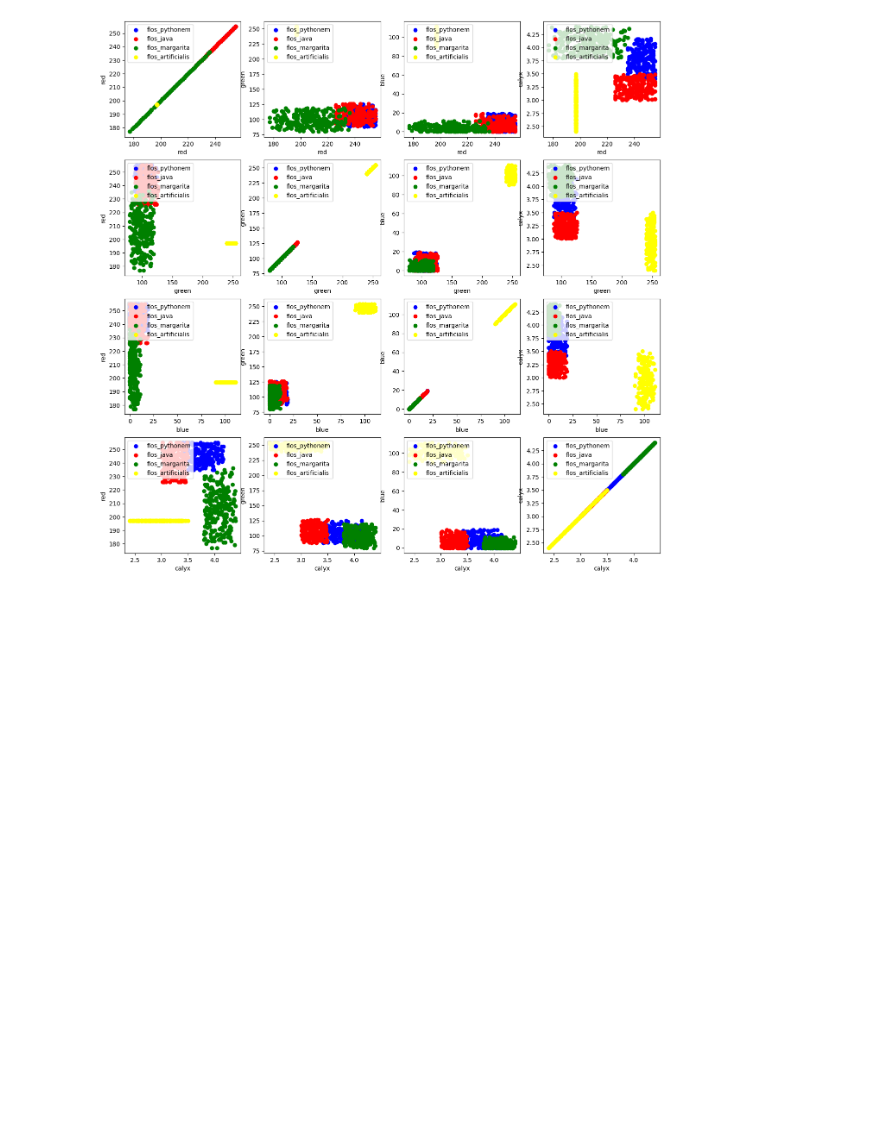
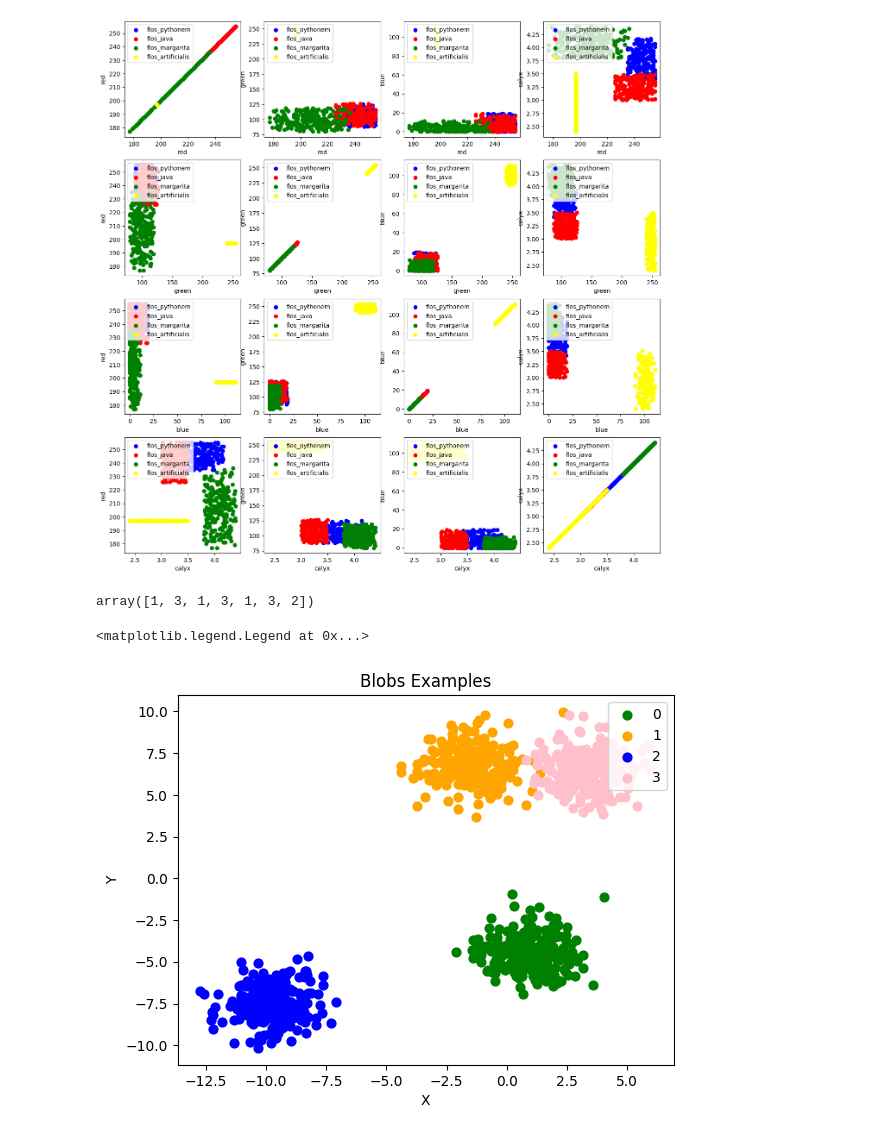
Before and after one commit to harmkenn/Python-Workbooks, a Jupyter notebook: python-course.eu/F_PC06_ArtificialData.ipynb, the cells around one changed output. Drawn from its saved outputs; the diff is of its cells as text; code cells hidden in the pictures; blank space fills up the shorter version.

```diff
--- a/python-course.eu/F_PC06_ArtificialData.ipynb
+++ b/python-course.eu/F_PC06_ArtificialData.ipynb
@@ -153,3 +153,37 @@ for x in range(n):
 plt.show() # scatter of strange flowers data
 # %% [output]
 [figure]
+# %%
+import numpy as np
+import matplotlib.pyplot as plt
+from sklearn.datasets import make_blobs
+
+n_classes = 4
+data, labels = make_blobs(n_samples=1000,
+                          centers=n_classes,
+                          random_state=100)
+
+labels[:7]
+# %% [output]
+array([1, 3, 1, 3, 1, 3, 2])
+# %%
+# some blobs
+fig, ax = plt.subplots()
+
+colours = ('green', 'orange', 'blue', "pink")
+for label in range(n_classes):
+    ax.scatter(x=data[labels==label, 0],
+               y=data[labels==label, 1],
+               c=colours[label],
+               s=40,
+               label=label)
+
+ax.set(xlabel='X',
+       ylabel='Y',
+       title='Blobs Examples')
+
+
+ax.legend(loc='upper right')
+# %% [output]
+<matplotlib.legend.Legend at 0x...>
+[figure, added]
```
Also changed, not shown: parts of 7 cells of this notebook, 1 other file.
